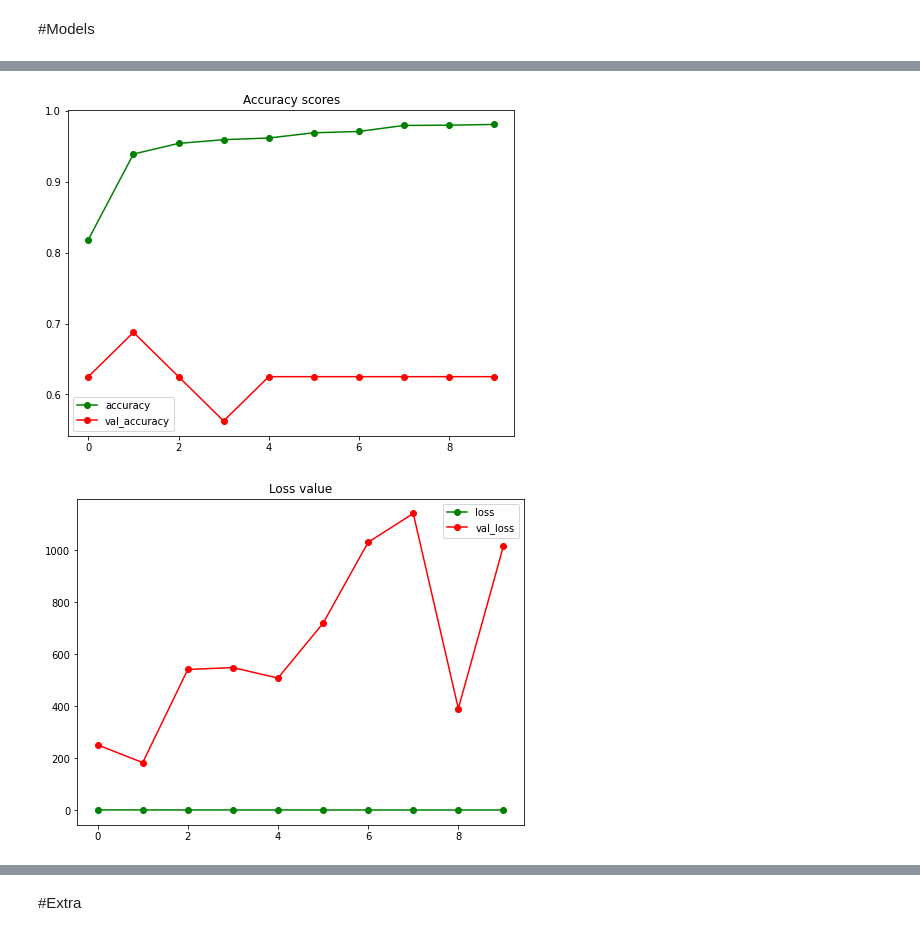
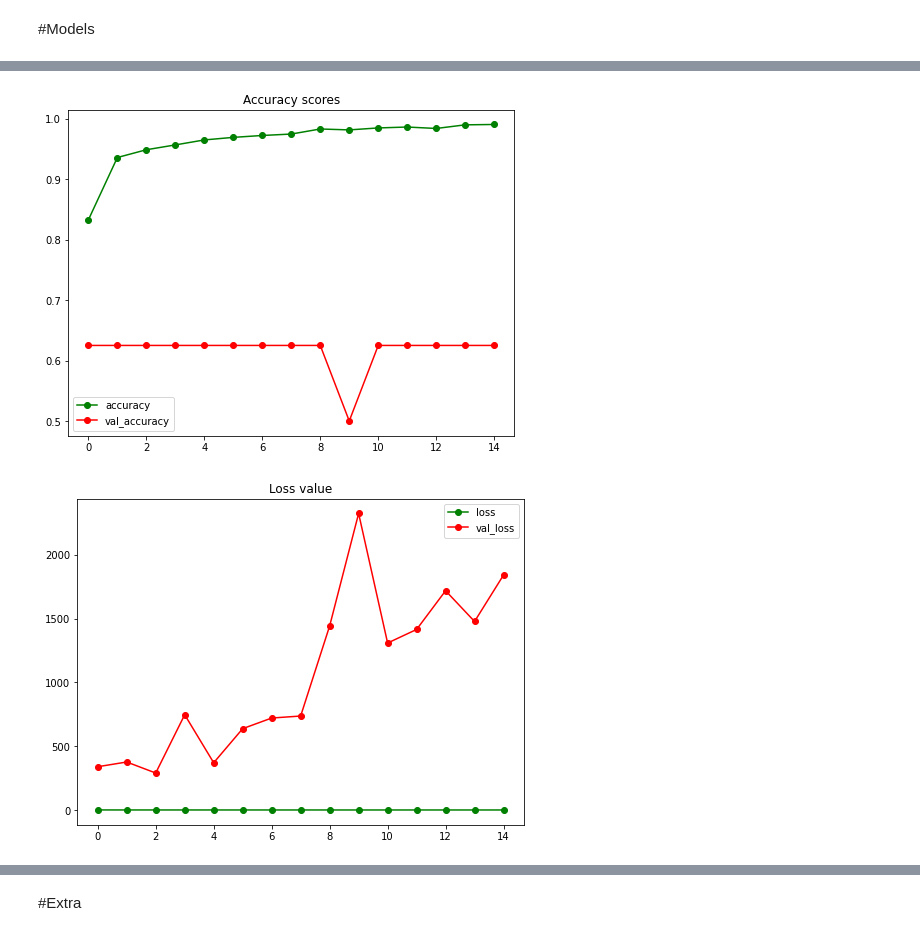
Before and after one commit to katehee/pneumonia-detection-in-X-ray-images, a Jupyter notebook: pneumonia.ipynb, the cells around one changed output, grey strips where cells are left out. Drawn from its saved outputs; the diff is of its cells as text; code cells hidden in the pictures.

```diff
--- a/pneumonia.ipynb
+++ b/pneumonia.ipynb
@@ -448,22 +470,22 @@ test_accu = model.evaluate(test_set)
 # %%
-model = Sequential()
-model.add(Conv2D(32,(3,3),strides=(1, 1),activation='relu',padding='same', input_shape=(128, 128, 3)))
-model.add(MaxPooling2D(pool_size=(2,2)))
-model.add(Conv2D(64,(3,3),strides=(1, 1) ,padding='same',activation='relu'))
-model.add(MaxPooling2D(pool_size=(2,2)))
-model.add(Conv2D(128,(3,3),strides=(1, 1),padding='same', activation='relu'))
-model.add(MaxPooling2D(pool_size=(2,2)))
-model.add(Conv2D(256,(3,3),strides=(1, 1),padding='same', activation='relu'))
-model.add(MaxPooling2D(pool_size=(2,2)))
-model.add(Flatten())
+model2 = Sequential()
+model2.add(Conv2D(32,(3,3),strides=(1, 1),activation='relu',padding='same', input_shape=(128, 128, 3)))
+model2.add(MaxPooling2D(pool_size=(2,2)))
+model2.add(Conv2D(64,(3,3),strides=(1, 1) ,padding='same',activation='relu'))
+model2.add(MaxPooling2D(pool_size=(2,2)))
+model2.add(Conv2D(128,(3,3),strides=(1, 1),padding='same', activation='relu'))
+model2.add(MaxPooling2D(pool_size=(2,2)))
+model2.add(Conv2D(256,(3,3),strides=(1, 1),padding='same', activation='relu'))
+model2.add(MaxPooling2D(pool_size=(2,2)))
+model2.add(Flatten())
 
-model.add(Dense(128, activation='relu'))
-model.add(Dense(64, activation='relu'))
-model.add(Dense(1, activation='sigmoid'))
+model2.add(Dense(128, activation='relu'))
+model2.add(Dense(64, activation='relu'))
+model2.add(Dense(1, activation='sigmoid'))
 # model.summary()
-model.compile(optimizer='adam', loss='binary_crossentropy', metrics=['accuracy'])
+model2.compile(optimizer='adam', loss='binary_crossentropy', metrics=['accuracy'])
 # %%
-history = model.fit(aug_train_set, epochs=10 ,validation_data=validation_set)
+history = model2.fit(aug_train_set, epochs=15 ,validation_data=validation_set)
 plt.figure(figsize=(8,6))
 plt.title('Accuracy scores')
 plt.plot(history.history['accuracy'],'go-')
@@ -500,3 +519,3 @@ Epoch 10/10
-[figure, old version]
+[figure, new version]
-[figure, old version]
+[figure, new version]
 # %%
```
Also changed, not shown: parts of 9 cells of this notebook.
